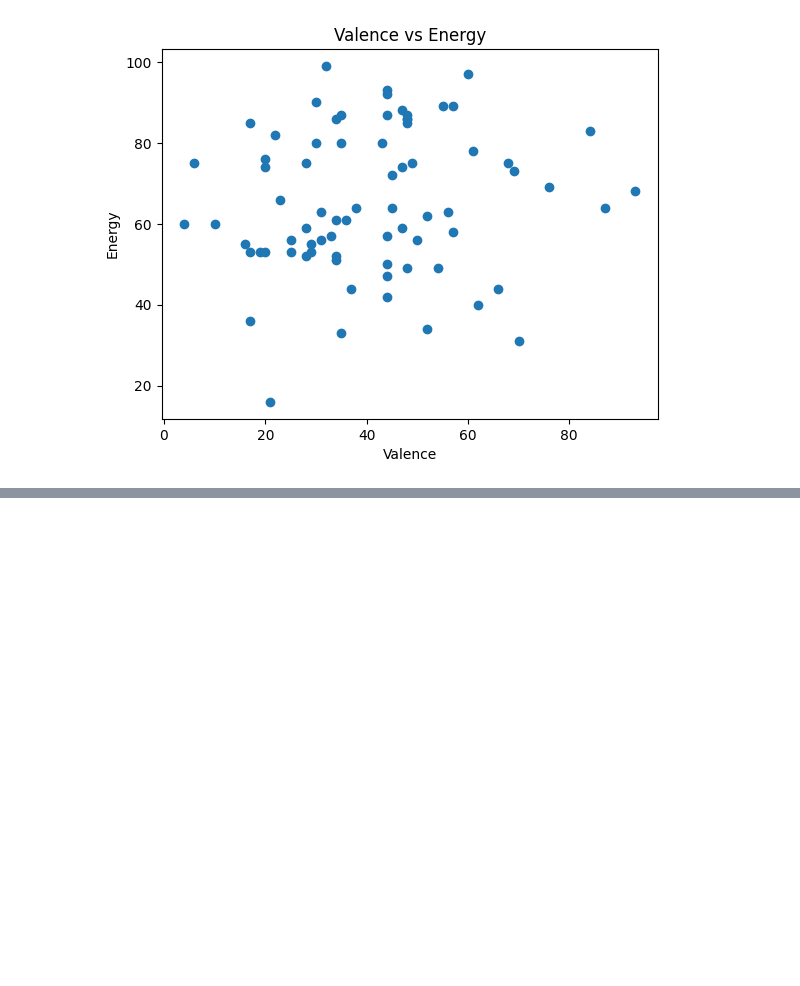
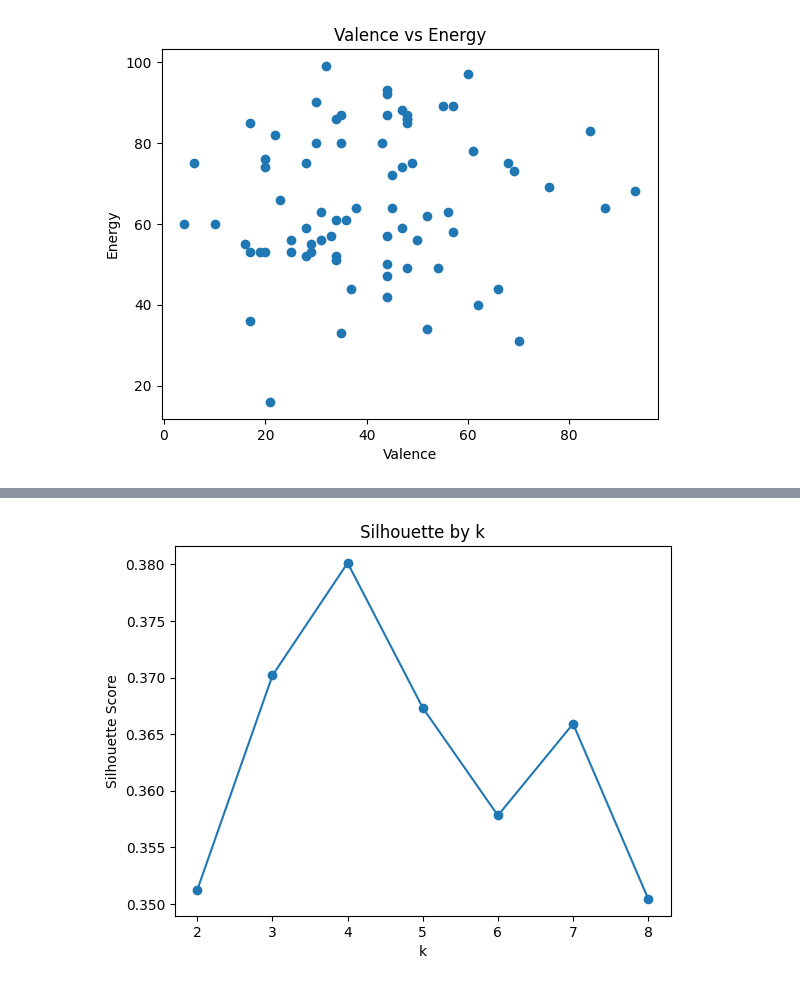
Before and after one commit to kaseymallette/playlist-analysis, a Jupyter notebook: analysis.ipynb, the cells around one changed output, grey strips where cells are left out. Cells and saved outputs as stored; diff of their text form; code cells hidden in the pictures; blank space fills up the shorter version.

```diff
--- a/analysis.ipynb
+++ b/analysis.ipynb
@@ -55,0 +96,9 @@ plt.show()
+# %%
+# Plot the best k silhouette scores
+plt.plot(list(scores.keys()), list(scores.values()), marker='o')
+plt.xlabel('k')
+plt.ylabel('Silhouette Score')
+plt.title('Silhouette by k')
+plt.show()
+# %% [output]
+[figure, added]
```
Also changed, not shown: parts of 5 cells of this notebook, 4 other files.
